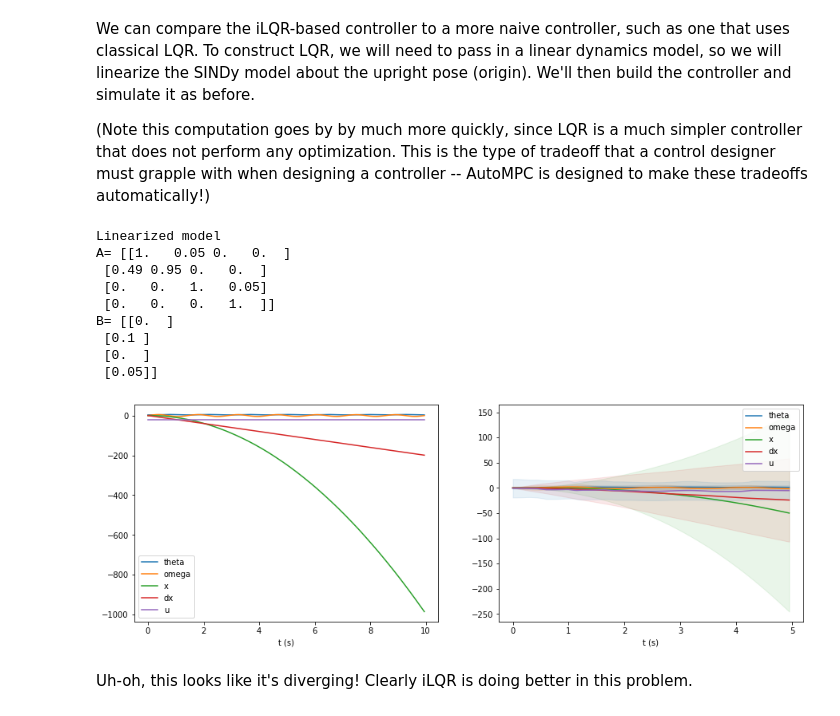
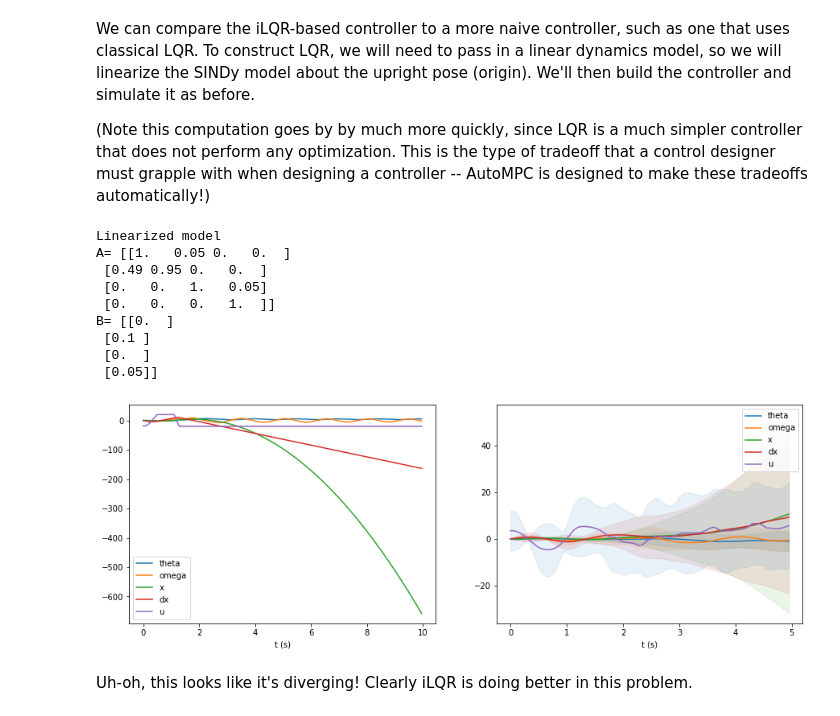
Before and after one commit to williamedwards/autompc, a Jupyter notebook: examples/3_Controllers.ipynb, the cells around one changed output. Drawn from its saved outputs; the diff is of its cells as text; code cells hidden in the pictures.

```diff
--- a/examples/3_Controllers.ipynb
+++ b/examples/3_Controllers.ipynb
@@ -11,7 +11,7 @@ import autompc as ampc
 import numpy as np
 from autompc.benchmarks import CartpoleSwingupBenchmark
 
-benchmark = CartpoleSwingupBenchmark()
+benchmark = CartpoleSwingupBenchmark(data_gen_method='random_walk')
 
 system = benchmark.system
 trajs = benchmark.gen_trajs(seed=100, n_trajs=100, traj_len=200)
@@ -181,36 +188,36 @@ print("B=",B)
 
 #assemble controller
 controller2 = ampc.Controller(system)
 controller2.set_optimizer(LQR(system))
 controller2.set_optimizer_hyper_values(horizon=20)
 controller2.set_model(linear_model)
 controller2.set_ocp(ocp)
 controller2.build()
 
 #simulate and plot trajectories
 fig,(ax1,ax2) = plt.subplots(1,2,figsize=(15,5))
 controller2.reset()
-traj = ampc.simulate(controller2, init_obs=np.array([np.pi, 0.0, 0.0, 0.0]), max_steps=200, dynamics=benchmark.dynamics)
+traj = ampc.simulate(controller2, init_obs=np.array([np.pi/8, 0.0, 0.0, 0.0]), max_steps=200, dynamics=benchmark.dynamics)
 plot_traj(traj,ax=ax1)
 simulated_trajs = []
 for i in range(20):
-    init_state = np.array([np.random.uniform(-np.pi,np.pi),0,0,0])
+    init_state = np.array([np.random.uniform(-np.pi/8,np.pi/8),0,0,0])
     controller2.reset()
     traji = ampc.simulate(controller2, init_obs=init_state, max_steps=100, dynamics=benchmark.dynamics)
     simulated_trajs.append(traji)
 plot_trajs(simulated_trajs,ax=ax2)
 plt.show()
 # %% [output]
 Linearized model
 A= [[1.   0.05 0.   0.  ]
  [0.49 0.95 0.   0.  ]
  [0.   0.   1.   0.05]
  [0.   0.   0.   1.  ]]
 B= [[0.  ]
  [0.1 ]
  [0.  ]
  [0.05]]
-[figure, old version]
+[figure, new version]
 # %% [markdown]
 Uh-oh, this looks like it's diverging!  Clearly iLQR is doing better in this problem.
 # %% [markdown]
```
Also changed, not shown: parts of 9 cells of this notebook, 2 other files.
